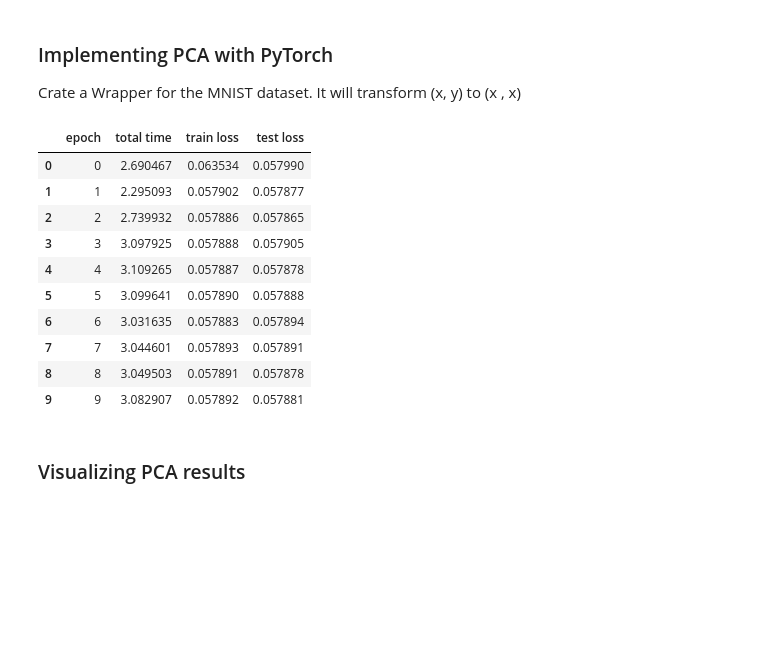
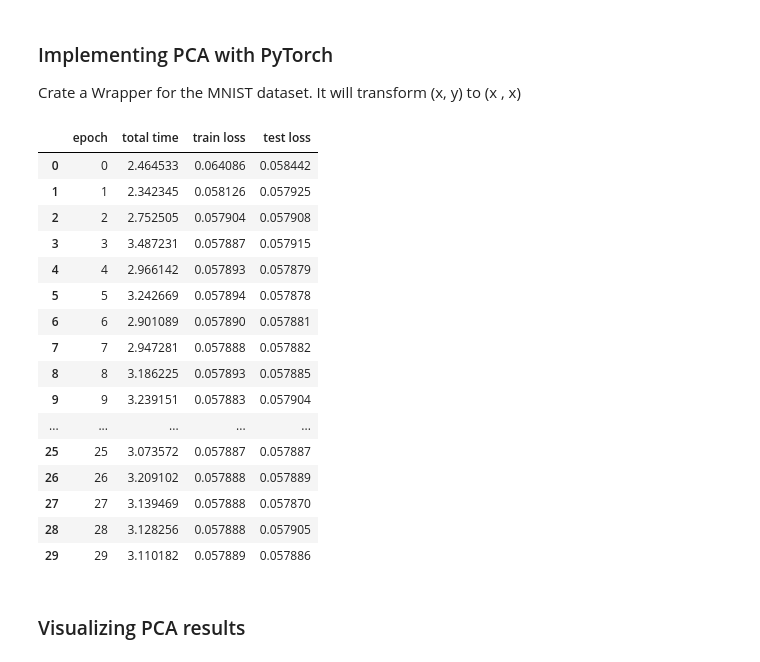
Before and after one commit to Efrazar/Bio-AI-foundations, a Jupyter notebook: Inside_Deep_Learning/07_Autoencoding_&_Self-supervision.ipynb, the cells around one changed output. Saved outputs shown, nothing was run; the diff lists cells and outputs as text; code cells hidden in the pictures; blank space fills up the shorter version.

```diff
--- a/Inside_Deep_Learning/07_Autoencoding_&_Self-supervision.ipynb
+++ b/Inside_Deep_Learning/07_Autoencoding_&_Self-supervision.ipynb
@@ -171,23 +173,29 @@ test_loader = DataLoader(test_data_xx,
 # %%
 # Train the network
 train_network_EZA(pca_model,
                   mseWithOrthoLoss,
                   train_loader,
                   test_loader=test_loader,
-                  epochs=10,
+                  epochs=30,
                   device=device
 )
 # %% [output]
 |  | epoch | total time | train loss | test loss |
-| 0 | 0 | 2.690467 | 0.063534 | 0.057990 |
-| 1 | 1 | 2.295093 | 0.057902 | 0.057877 |
-| 2 | 2 | 2.739932 | 0.057886 | 0.057865 |
-| 3 | 3 | 3.097925 | 0.057888 | 0.057905 |
-| 4 | 4 | 3.109265 | 0.057887 | 0.057878 |
-| 5 | 5 | 3.099641 | 0.057890 | 0.057888 |
-| 6 | 6 | 3.031635 | 0.057883 | 0.057894 |
-| 7 | 7 | 3.044601 | 0.057893 | 0.057891 |
-| 8 | 8 | 3.049503 | 0.057891 | 0.057878 |
-| 9 | 9 | 3.082907 | 0.057892 | 0.057881 |
+| 0 | 0 | 2.464533 | 0.064086 | 0.058442 |
+| 1 | 1 | 2.342345 | 0.058126 | 0.057925 |
+| 2 | 2 | 2.752505 | 0.057904 | 0.057908 |
+| 3 | 3 | 3.487231 | 0.057887 | 0.057915 |
+| 4 | 4 | 2.966142 | 0.057893 | 0.057879 |
+| 5 | 5 | 3.242669 | 0.057894 | 0.057878 |
+| 6 | 6 | 2.901089 | 0.057890 | 0.057881 |
+| 7 | 7 | 2.947281 | 0.057888 | 0.057882 |
+| 8 | 8 | 3.186225 | 0.057893 | 0.057885 |
+| 9 | 9 | 3.239151 | 0.057883 | 0.057904 |
+| ... | ... | ... | ... | ... |
+| 25 | 25 | 3.073572 | 0.057887 | 0.057887 |
+| 26 | 26 | 3.209102 | 0.057888 | 0.057889 |
+| 27 | 27 | 3.139469 | 0.057888 | 0.057870 |
+| 28 | 28 | 3.128256 | 0.057888 | 0.057905 |
+| 29 | 29 | 3.110182 | 0.057889 | 0.057886 |
 # %% [markdown]
 ### Visualizing PCA results
```
Also changed, not shown: parts of 11 cells of this notebook.
